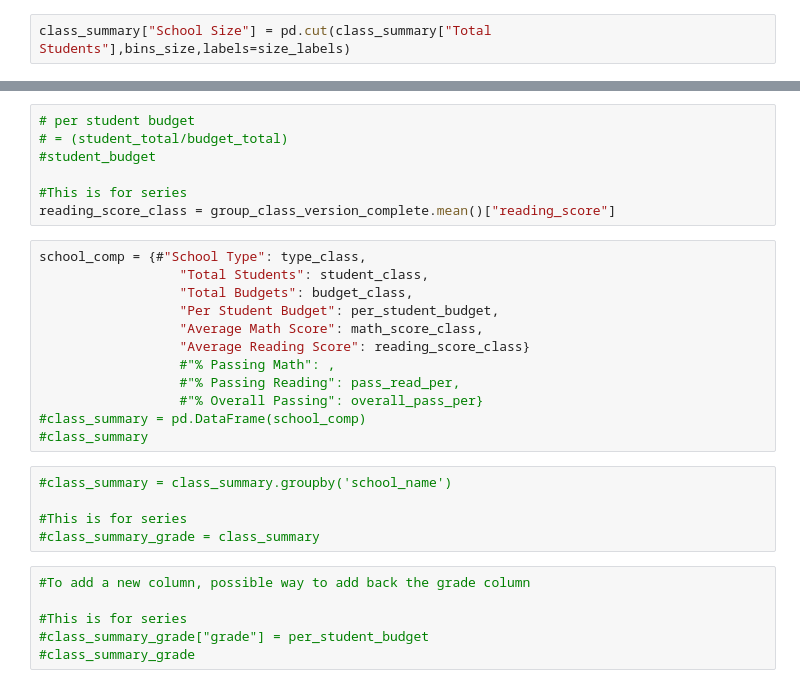
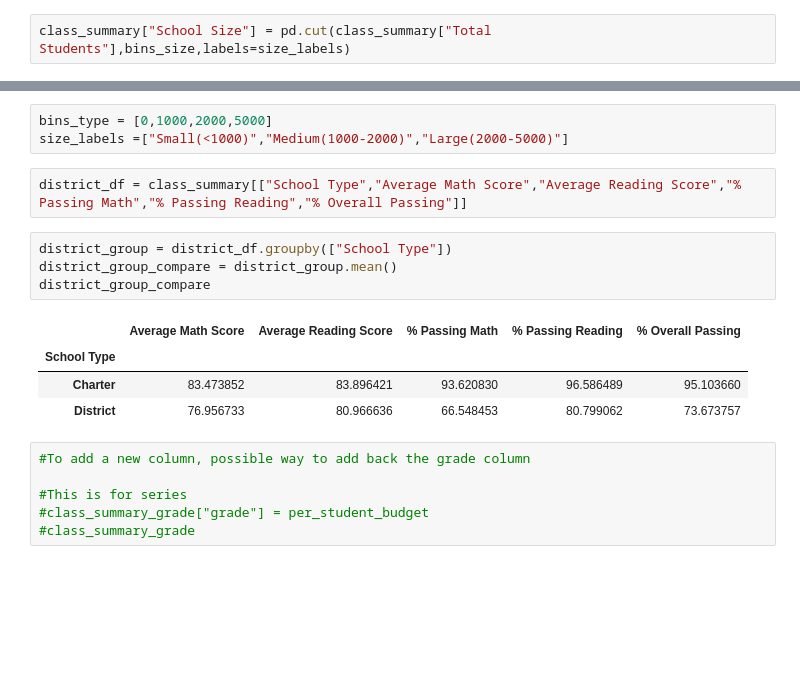
Before and after one commit to write42/pandas-challenge, a Jupyter notebook: PyCitySchools/school.ipynb, the cells around one changed output, grey strips where cells are left out. Saved outputs shown, nothing was run; the diff lists cells and outputs as text; blank space fills up the shorter version.

```diff
--- a/PyCitySchools/school.ipynb
+++ b/PyCitySchools/school.ipynb
@@ -404,27 +378,17 @@ AttributeError: 'DataFrameGroupBy' object has no attribute 'where'
-# %%
-# per student budget
-# = (student_total/budget_total)
-#student_budget
-
-#This is for series
-reading_score_class = group_class_version_complete.mean()["reading_score"]
+# %%
+bins_type = [0,1000,2000,5000]
+size_labels =["Small(<1000)","Medium(1000-2000)","Large(2000-5000)"]
 # %%
-school_comp = {#"School Type": type_class,
-                  "Total Students": student_class,
-                  "Total Budgets": budget_class,
-                  "Per Student Budget": per_student_budget,
-                  "Average Math Score": math_score_class,
-                  "Average Reading Score": reading_score_class}
-                  #"% Passing Math": ,
-                  #"% Passing Reading": pass_read_per,
-                  #"% Overall Passing": overall_pass_per}
-#class_summary = pd.DataFrame(school_comp)
-#class_summary
+district_df = class_summary[["School Type","Average Math Score","Average Reading Score","% Passing Math","% Passing Reading","% Overall Passing"]]
-# %%
-#class_summary = class_summary.groupby('school_name')
-
-#This is for series
-#class_summary_grade = class_summary
+# %%
+district_group = district_df.groupby(["School Type"])
+district_group_compare = district_group.mean()
+district_group_compare
+# %% [output]
+|  | Average Math Score | Average Reading Score | % Passing Math | % Passing Reading | % Overall Passing |
+| School Type |  |  |  |  |  |
+| Charter | 83.473852 | 83.896421 | 93.620830 | 96.586489 | 95.103660 |
+| District | 76.956733 | 80.966636 | 66.548453 | 80.799062 | 73.673757 |
 # %%
 #To add a new column, possible way to add back the grade column
 
```
Also changed, not shown: parts of 5 cells of this notebook.
